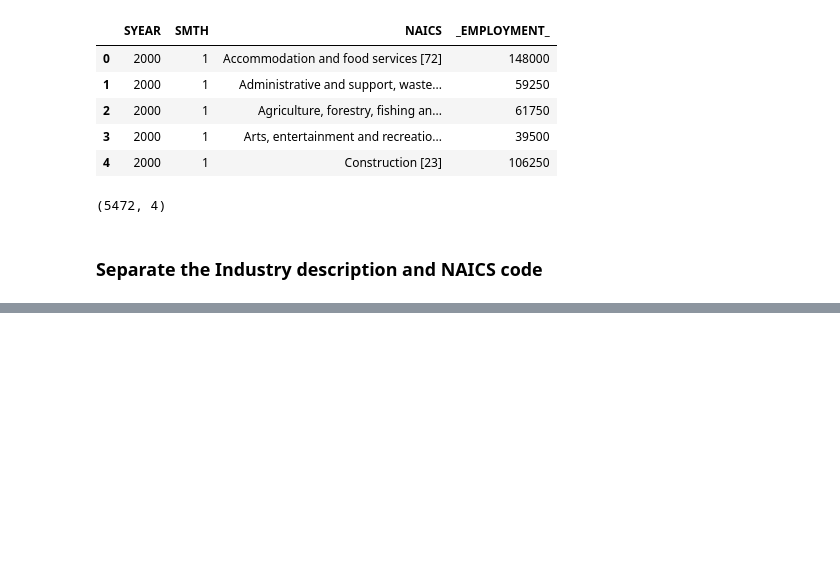
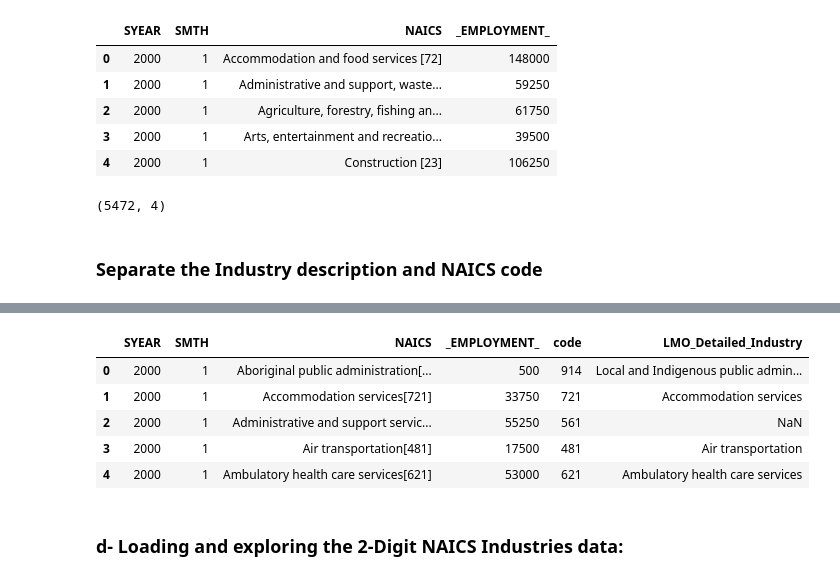
Before and after one commit to geehaad/Time-Series-Analysis-of-NAICS, a Jupyter notebook: Time Series Analysis of NAICS.ipynb, the cells around one changed output, grey strips where cells are left out. Cells and saved outputs as stored; diff of their text form; code cells hidden in the pictures; blank space fills up the shorter version.

```diff
--- a/Time Series Analysis of NAICS.ipynb
+++ b/Time Series Analysis of NAICS.ipynb
@@ -176,0 +228,13 @@ df_2_NAICS.head()
+# %%
+# Get the LMO_Detailed_Industry for the 2digit NAICS RTRA file
+df_3_NAICS["LMO_Detailed_Industry"] = df_3_NAICS.apply(add_lmo_industry, axis=1)
+df_3_NAICS.head()
+# %% [output]
+|  | SYEAR | SMTH | NAICS | _EMPLOYMENT_ | code | LMO_Detailed_Industry |
+| 0 | 2000 | 1 | Aboriginal public administration[... | 500 | 914 | Local and Indigenous public admin... |
+| 1 | 2000 | 1 | Accommodation services[721] | 33750 | 721 | Accommodation services |
+| 2 | 2000 | 1 | Administrative and support servic... | 55250 | 561 | NaN |
+| 3 | 2000 | 1 | Air transportation[481] | 17500 | 481 | Air transportation |
+| 4 | 2000 | 1 | Ambulatory health care services[621] | 53000 | 621 | Ambulatory health care services |
+# %% [markdown]
+### d- Loading and exploring the 2-Digit NAICS Industries data:
```
Also changed, not shown: parts of 17 cells of this notebook.
